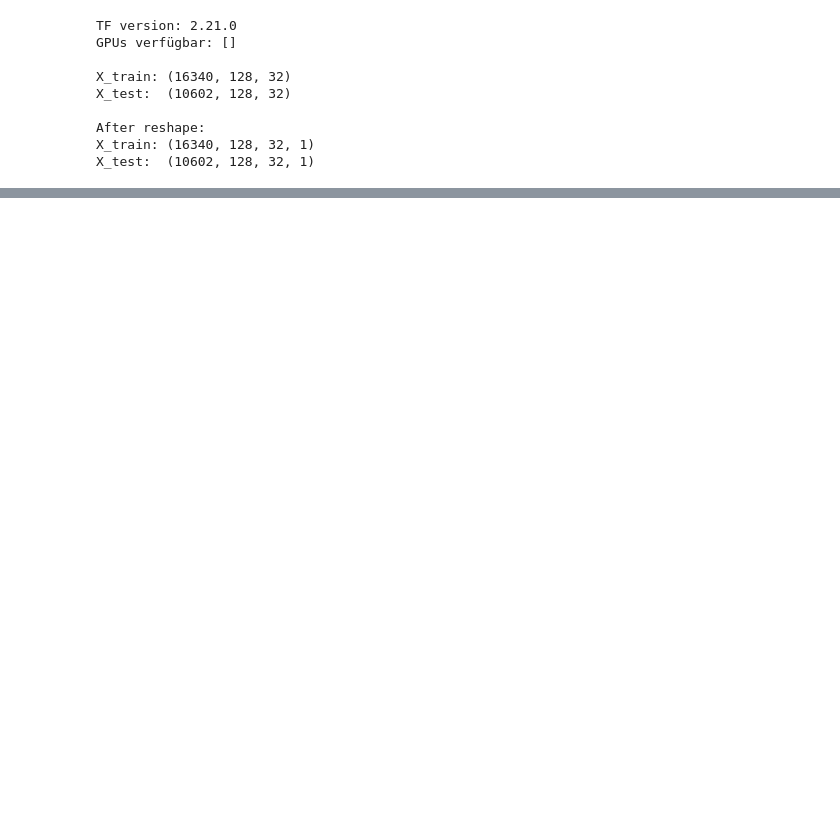
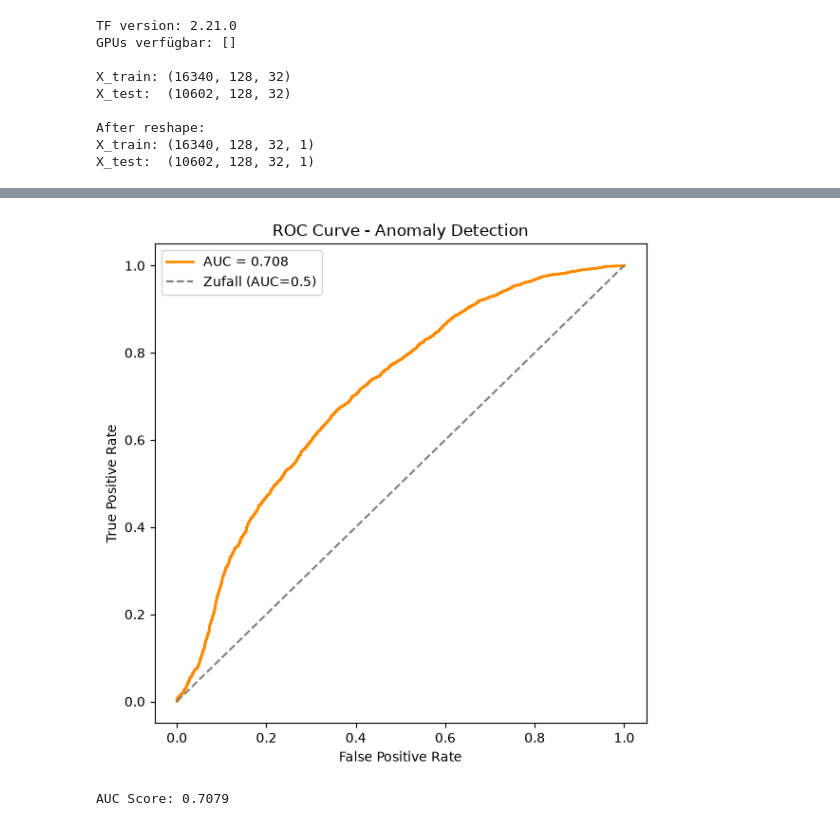
Before and after one commit to GaTe92/AcousticAnomalyDetector, a Jupyter notebook: notebooks/03_neural_network.ipynb, the cells around one changed output, grey strips where cells are left out. Saved outputs shown, nothing was run; the diff lists cells and outputs as text; code cells hidden in the pictures; blank space fills up the shorter version.

Commit message:
ACR-Score of 0.7079 --> too bad for advancing. Rewriting the feature notebook for better aggregation

```diff
--- a/notebooks/03_neural_network.ipynb
+++ b/notebooks/03_neural_network.ipynb
@@ -296,0 +259,23 @@ Abnormal — mean: 0.03177, std: 0.00643
+# %%
+# Cell 8 - ROC Curve and AUC Score
+
+from sklearn.metrics import roc_curve, roc_auc_score
+
+fpr, tpr, threshold = roc_curve(y_test, reconstruction_errors)
+auc_score = roc_auc_score(y_test, reconstruction_errors)
+
+plt.figure(figsize=(6, 6))
+plt.plot(fpr, tpr, label=f"AUC = {auc_score:.3f}", color="darkorange", linewidth=2)
+plt.plot([0, 1], [0, 1], linestyle="--", color="gray", label="Zufall (AUC=0.5)")
+plt.xlabel("False Positive Rate")
+plt.ylabel("True Positive Rate")
+plt.title("ROC Curve - Anomaly Detection")
+plt.legend()
+plt.tight_layout()
+plt.savefig("roc_curve.png", dpi=150)
+plt.show()
+
+print(f"AUC Score: {auc_score:.4f}")
+# %% [output]
+[figure, added]
+AUC Score: 0.7079
```
Also changed, not shown: parts of 8 cells of this notebook.
